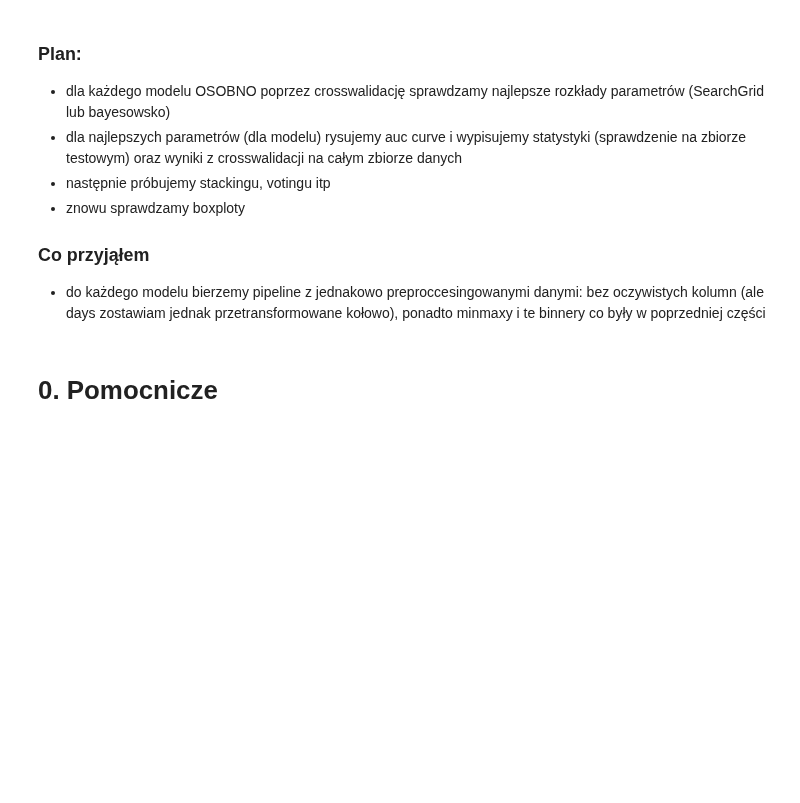
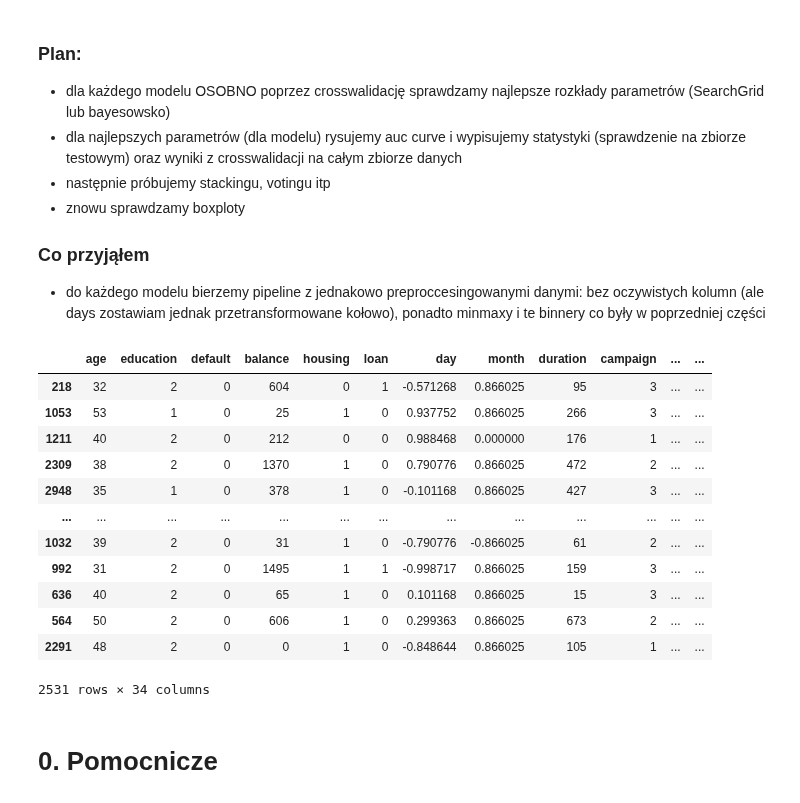
Before and after one commit to AristocratesJ/Bank-Marketing-Classification-Task, a Jupyter notebook: model_and_hyperparameters.ipynb, the cells around one changed output. Cells and saved outputs as stored; diff of their text form; code cells hidden in the pictures; blank space fills up the shorter version.

```diff
--- a/model_and_hyperparameters.ipynb
+++ b/model_and_hyperparameters.ipynb
@@ -40,6 +40,22 @@ X = bank_data.drop("y", axis=1)
 y = bank_data["y"]
 
 X_train, X_test, y_train, y_test = train_test_split(X, y, random_state=seed, stratify=y, test_size=0.2)
+# %%
+X_train
+# %% [output]
+|  | age | education | default | balance | housing | loan | day | month | duration | campaign | ... | ... |
+| 218 | 32 | 2 | 0 | 604 | 0 | 1 | -0.571268 | 0.866025 | 95 | 3 | ... | ... |
+| 1053 | 53 | 1 | 0 | 25 | 1 | 0 | 0.937752 | 0.866025 | 266 | 3 | ... | ... |
+| 1211 | 40 | 2 | 0 | 212 | 0 | 0 | 0.988468 | 0.000000 | 176 | 1 | ... | ... |
+| 2309 | 38 | 2 | 0 | 1370 | 1 | 0 | 0.790776 | 0.866025 | 472 | 2 | ... | ... |
+| 2948 | 35 | 1 | 0 | 378 | 1 | 0 | -0.101168 | 0.866025 | 427 | 3 | ... | ... |
+| ... | ... | ... | ... | ... | ... | ... | ... | ... | ... | ... | ... | ... |
+| 1032 | 39 | 2 | 0 | 31 | 1 | 0 | -0.790776 | -0.866025 | 61 | 2 | ... | ... |
+| 992 | 31 | 2 | 0 | 1495 | 1 | 1 | -0.998717 | 0.866025 | 159 | 3 | ... | ... |
+| 636 | 40 | 2 | 0 | 65 | 1 | 0 | 0.101168 | 0.866025 | 15 | 3 | ... | ... |
+| 564 | 50 | 2 | 0 | 606 | 1 | 0 | 0.299363 | 0.866025 | 673 | 2 | ... | ... |
+| 2291 | 48 | 2 | 0 | 0 | 1 | 0 | -0.848644 | 0.866025 | 105 | 1 | ... | ... |
+2531 rows × 34 columns
 # %% [markdown]
 # 0. Pomocnicze
 # %% [markdown]
```
Also changed, not shown: parts of 5 cells of this notebook.
